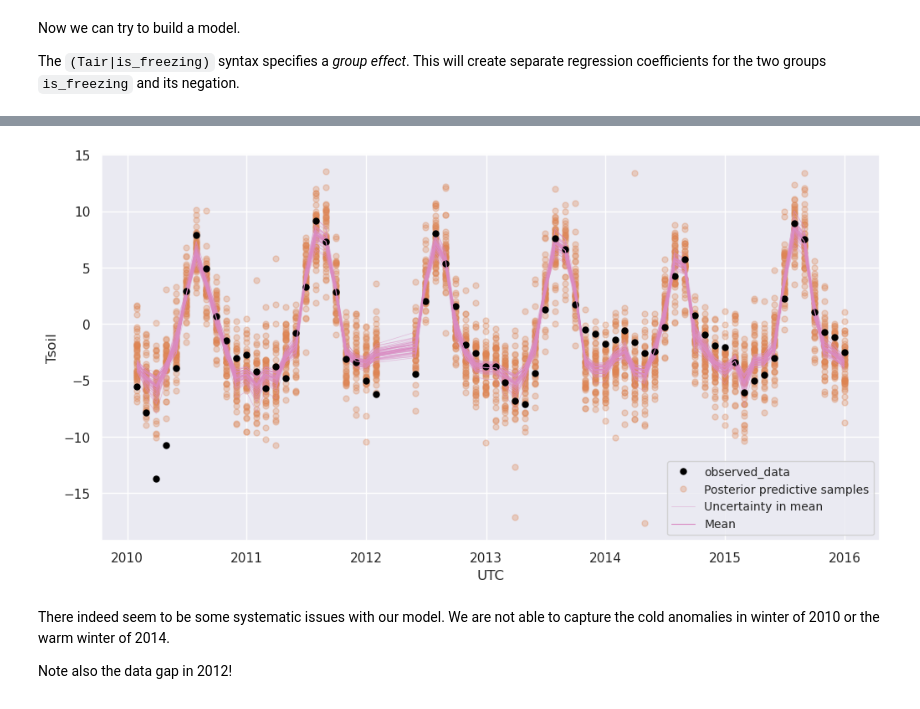
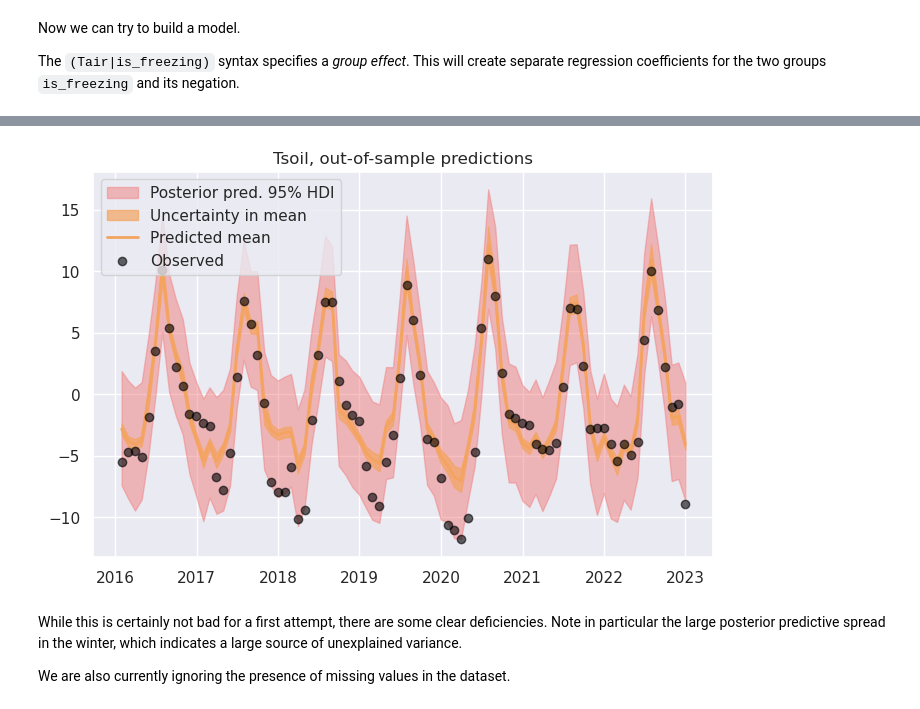
Before and after one commit to bgroenks96/Bayes-Workshop, a Jupyter notebook: code/03_Modeling_soil_temperature.ipynb, the cells around one changed output, grey strips where cells are left out. Cells and saved outputs as stored; diff of their text form; code cells hidden in the pictures.

```diff
--- a/code/03_Modeling_soil_temperature.ipynb
+++ b/code/03_Modeling_soil_temperature.ipynb
@@ -143,8 +167,9 @@ It's clear that soil temperature is very closely related to air temperature in t
 # %%
-# select 2010-2015 as training period
-bayelva_train = bayelva_dataset_monthly["2010":"2015"]
+# select 1999-2015 as training period
+bayelva_train = bayelva_dataset_monthly["1999":"2015"]
+bayelva_train["year"] = bayelva_train.index.year
 # get indices where both Tair and Tsoil are not missing
-na_mask = ~bayelva_train.Tair.isna()*~bayelva_train.Tsoil.isna()
+na_mask = (~bayelva_train.Tair.isna())*(~bayelva_train.Tsoil.isna())
 plt.scatter(bayelva_train.Tair.loc[na_mask], bayelva_train.Tsoil.loc[na_mask]);
 plt.axvline([0.0], color="black", linestyle="--")
 plt.xlabel("Air temp.")
@@ -192,5 +222,5 @@ Now let's fit the model.
 # %%
-idata = model_Tsoil_Tair.fit(draws=1000, random_seed=1234)
+Tsoil_monthly_idata = model_Tsoil_Tair.fit(draws=500, random_seed=1234, target_accept=0.95)
 # %% [output]
 Auto-assigning NUTS sampler...
 Initializing NUTS using jitter+adapt_diag...
@@ -221,0 +250,17 @@ az.summary(idata)
+# %%
+def plot_predictions(data: pd.DataFrame, idata, title=""):
+    na_mask_test = (~data.Tair.isna())*(~data.Tsoil.isna())
+    model_Tsoil_Tair.predict(idata, data=data.loc[na_mask_test], kind="pps")
+    # posterior predictive HDI
+    ax = az.plot_hdi(x=data.loc[na_mask_test].index, y=idata.posterior_predictive.Tsoil, smooth=False, color="lightcoral", hdi_prob=0.95,
+                    fill_kwargs={"label": "Posterior pred. 95% HDI", "alpha": 0.5}, figsize=(8,5))
+    # posterior predicted mean HDI
+    az.plot_hdi(x=data.loc[na_mask_test].index, y=idata.posterior.Tsoil_mean, ax=ax, smooth=False, color="sandybrown",
+                fill_kwargs={"label": "Uncertainty in mean", "alpha": 0.7})
+    # posterior predicted Tsoil mean
+    ax.plot(data.loc[na_mask_test].index, idata.posterior.Tsoil_mean.mean(dim=["chain","draw"]), color="sandybrown", linewidth=2.0, label="Predicted mean")
+    # observations
+    ax.scatter(data.loc[na_mask_test].index, data.Tsoil.loc[na_mask_test], c="black", zorder=2, alpha=0.6, label="Observed")
+    ax.legend()
+    ax.set_title(title)
+    return ax
@@ -222,12 +271,12 @@ az.summary(idata)
 # %%
-# generate predictions and plot them
-model_Tsoil_Tair.predict(idata, kind="pps")
-az.plot_lm(x=bayelva_train.loc[na_mask].index, y="Tsoil", idata=idata, y_hat="Tsoil", y_model="Tsoil_mean",
-           figsize=(12,6), y_kwargs={'color': 'black', 'markersize': 10})
-plt.legend(loc="best", prop={'size': 10});
+# generate out-of-sample predictions and plot them
+bayelva_test = bayelva_dataset_monthly["2016":"2022"].copy()
+bayelva_test["year"] = bayelva_test.index.year
+bayelva_test["is_freezing"] = bayelva_dataset_monthly.Tair <= 0
+ax = plot_predictions(bayelva_test, Tsoil_monthly_idata, "Tsoil, out-of-sample predictions")
 # %% [output]
-[figure, old version]
+[figure, new version]
 # %% [markdown]
-There indeed seem to be some systematic issues with our model. We are not able to capture the cold anomalies in winter of 2010 or the warm winter of 2014.
+While this is certainly not bad for a first attempt, there are some clear deficiencies. Note in particular the large posterior predictive spread in the winter, which indicates a large source of unexplained variance.
 
-Note also the data gap in 2012!
+We are also currently ignoring the presence of missing values in the dataset.
```
Also changed, not shown: parts of 31 cells of this notebook, 4 other files.
